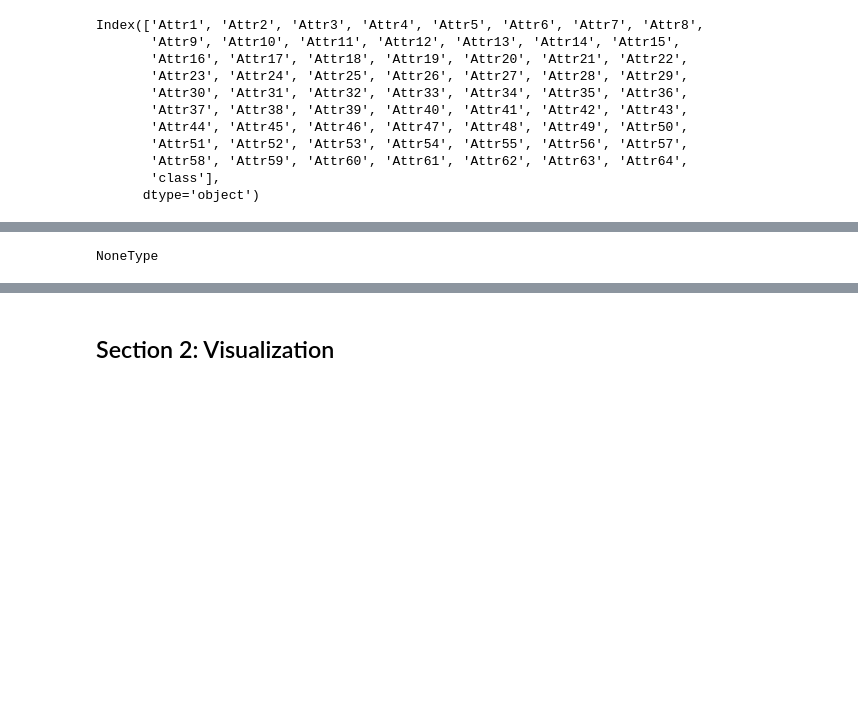
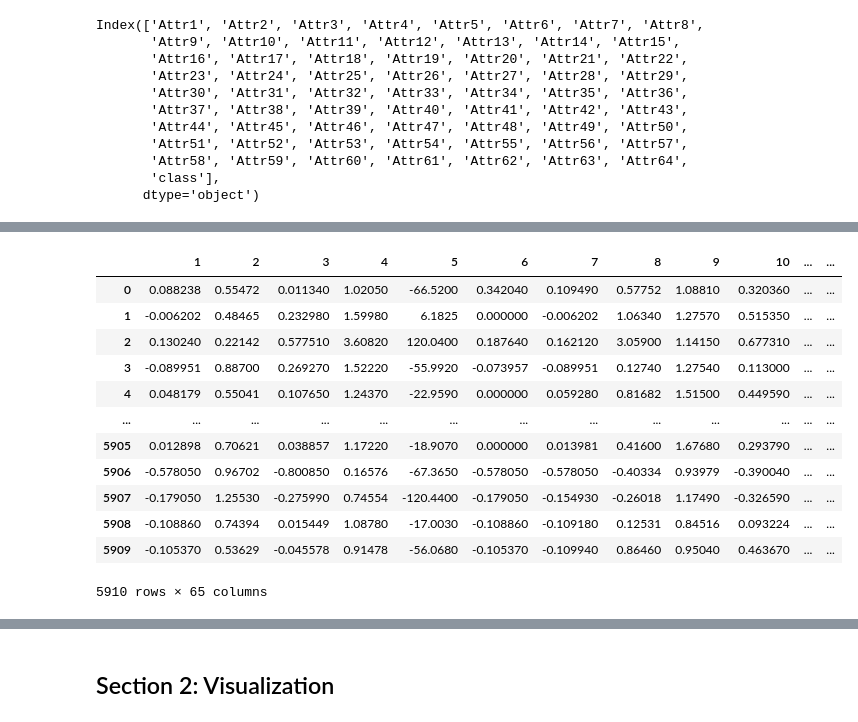
Before and after one commit to KeeganH2O/DS160_Final_Project_BWT_KSH, a Jupyter notebook: Final Project Workbook.ipynb, the cells around one changed output, grey strips where cells are left out. Saved outputs shown, nothing was run; the diff lists cells and outputs as text; code cells hidden in the pictures; blank space fills up the shorter version.

```diff
--- a/Final Project Workbook.ipynb
+++ b/Final Project Workbook.ipynb
@@ -124,17 +57,0 @@ df4.drop(['65'], axis = 1,inplace=True)
-# %%
-count = 1
-cNames = []
-
-#creates a list of numbered ints from 1-end of col.
-for c in df5.columns:
-    cNames.append(count)
-    count = count + 1
-
-#changes the list above to strings (so can assign to df1.columns)
-cNamesString = []
-for item in cNames:
-    cNamesString.append(str(item))
-
-#Assigning columns and dropping final column
-df5.columns = cNamesString
-df5.drop(['65'], axis = 1,inplace=True)
@@ -156,0 +112,6 @@ df1.sample(10)
+# %%
+#shows all the columns with na's
+pd.set_option('display.max_rows', None)
+#change number of df1 for different dataframes (1-5)
+print(df1.isna().sum())
+pd.set_option('display.max_rows', 10)
@@ -157,7 +136,5 @@ df1.sample(10)
 # %%
-#removing missing data from each dataframe
-df1=df1.dropna()
-df2=df2.dropna()
-df3=df3.dropna()
-df4=df4.dropna()
-df5=df5.dropna()
+# function of mean to each column
+def replace_na(df):
+    df[df.columns] = df[df.columns].fillna(value=df[df.columns].mean())
+    return df
@@ -168,4 +141,20 @@ final_dataframe=final_dataframe.to_csv("final_dataframe")
-# %%
-type(final_dataframe)
-# %% [output]
-NoneType
+# %%
+replace_na(df1)
+replace_na(df2)
+replace_na(df3)
+replace_na(df4)
+replace_na(df5)
+# %% [output]
+|  | 1 | 2 | 3 | 4 | 5 | 6 | 7 | 8 | 9 | 10 | ... | ... |
+| 0 | 0.088238 | 0.55472 | 0.011340 | 1.02050 | -66.5200 | 0.342040 | 0.109490 | 0.57752 | 1.08810 | 0.320360 | ... | ... |
+| 1 | -0.006202 | 0.48465 | 0.232980 | 1.59980 | 6.1825 | 0.000000 | -0.006202 | 1.06340 | 1.27570 | 0.515350 | ... | ... |
+| 2 | 0.130240 | 0.22142 | 0.577510 | 3.60820 | 120.0400 | 0.187640 | 0.162120 | 3.05900 | 1.14150 | 0.677310 | ... | ... |
+| 3 | -0.089951 | 0.88700 | 0.269270 | 1.52220 | -55.9920 | -0.073957 | -0.089951 | 0.12740 | 1.27540 | 0.113000 | ... | ... |
+| 4 | 0.048179 | 0.55041 | 0.107650 | 1.24370 | -22.9590 | 0.000000 | 0.059280 | 0.81682 | 1.51500 | 0.449590 | ... | ... |
+| ... | ... | ... | ... | ... | ... | ... | ... | ... | ... | ... | ... | ... |
+| 5905 | 0.012898 | 0.70621 | 0.038857 | 1.17220 | -18.9070 | 0.000000 | 0.013981 | 0.41600 | 1.67680 | 0.293790 | ... | ... |
+| 5906 | -0.578050 | 0.96702 | -0.800850 | 0.16576 | -67.3650 | -0.578050 | -0.578050 | -0.40334 | 0.93979 | -0.390040 | ... | ... |
+| 5907 | -0.179050 | 1.25530 | -0.275990 | 0.74554 | -120.4400 | -0.179050 | -0.154930 | -0.26018 | 1.17490 | -0.326590 | ... | ... |
+| 5908 | -0.108860 | 0.74394 | 0.015449 | 1.08780 | -17.0030 | -0.108860 | -0.109180 | 0.12531 | 0.84516 | 0.093224 | ... | ... |
+| 5909 | -0.105370 | 0.53629 | -0.045578 | 0.91478 | -56.0680 | -0.105370 | -0.109940 | 0.86460 | 0.95040 | 0.463670 | ... | ... |
+5910 rows × 65 columns
```
Also changed, not shown: parts of 27 cells of this notebook.
